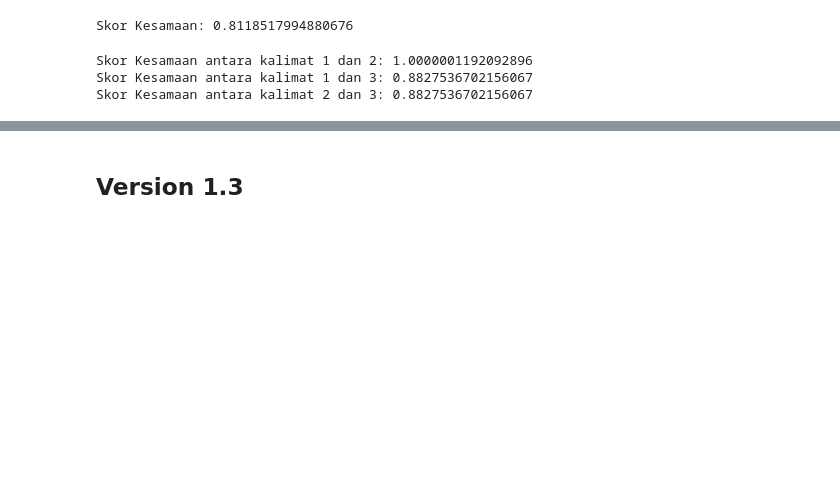
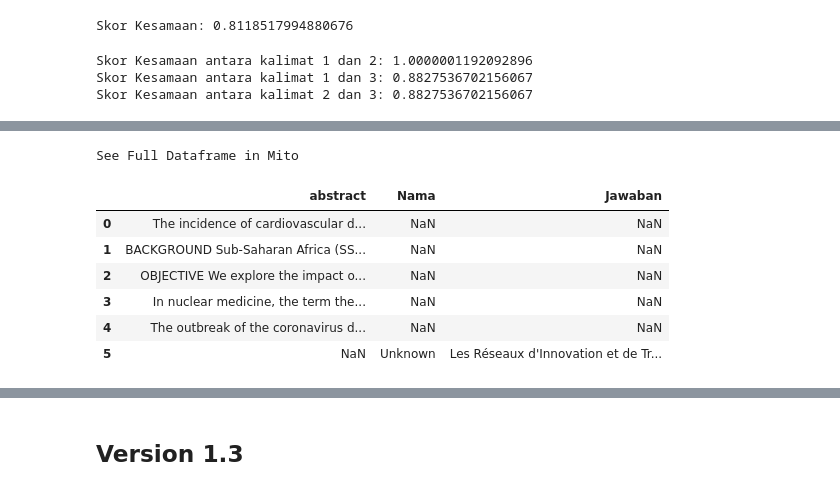
Before and after one commit to Team-9-Korika-ID/Plagiarism-detection, a Jupyter notebook: Sentence similarity using transformer.ipynb, the cells around one changed output, grey strips where cells are left out. Cells and saved outputs as stored; diff of their text form; code cells hidden in the pictures; blank space fills up the shorter version.

```diff
--- a/Sentence similarity using transformer.ipynb
+++ b/Sentence similarity using transformer.ipynb
@@ -100,0 +142,13 @@ Anton  0.882754  0.882754  0.000000
+# %%
+import pandas as pd
+
+def preprocess_data(data_path, sample_size):
+  data = pd.read_csv(data_path, low_memory=False)
+  data = data.dropna(subset = ['abstract']).reset_index(drop = True)
+  data = data.sample(sample_size)[['abstract']]
+  return data
+
+# Read data & preprocess it
+data_path = "metadata.csv"
+a = preprocess_data(data_path, 5)
+a
@@ -100,0 +163,20 @@ Anton  0.882754  0.882754  0.000000
+# %%
+# Tambahkan data baru
+french_article_to_check = """Les Réseaux d'Innovation et de Transfert Agricole (RITA) ont été créés en 2011 pour mieux connecter la recherche et le développement agricole, intra et inter-DOM, avec un objectif d'accompagnement de la diversification des productions locales. Le CGAAER a été chargé d'analyser ce dispositif et de proposer des pistes d'action pour améliorer la chaine Recherche – Formation – Innovation – Développement – Transfert dans les outre-mer dans un contexte d'agriculture durable, au profit de l'accroissement de l'autonomie alimentaire."""
+
+new_data = {
+    'Nama': ['Unknown'],
+    'Jawaban': [french_article_to_check]
+}
+
+a = a.append(pd.DataFrame(new_data), ignore_index=True)
+a
+# %% [output]
+See Full Dataframe in Mito
+|  | abstract | Nama | Jawaban |
+| 0 | The incidence of cardiovascular d... | NaN | NaN |
+| 1 | BACKGROUND Sub-Saharan Africa (SS... | NaN | NaN |
+| 2 | OBJECTIVE We explore the impact o... | NaN | NaN |
+| 3 | In nuclear medicine, the term the... | NaN | NaN |
+| 4 | The outbreak of the coronavirus d... | NaN | NaN |
+| 5 | NaN | Unknown | Les Réseaux d'Innovation et de Tr... |
```
Also changed, not shown: parts of 13 cells of this notebook.
